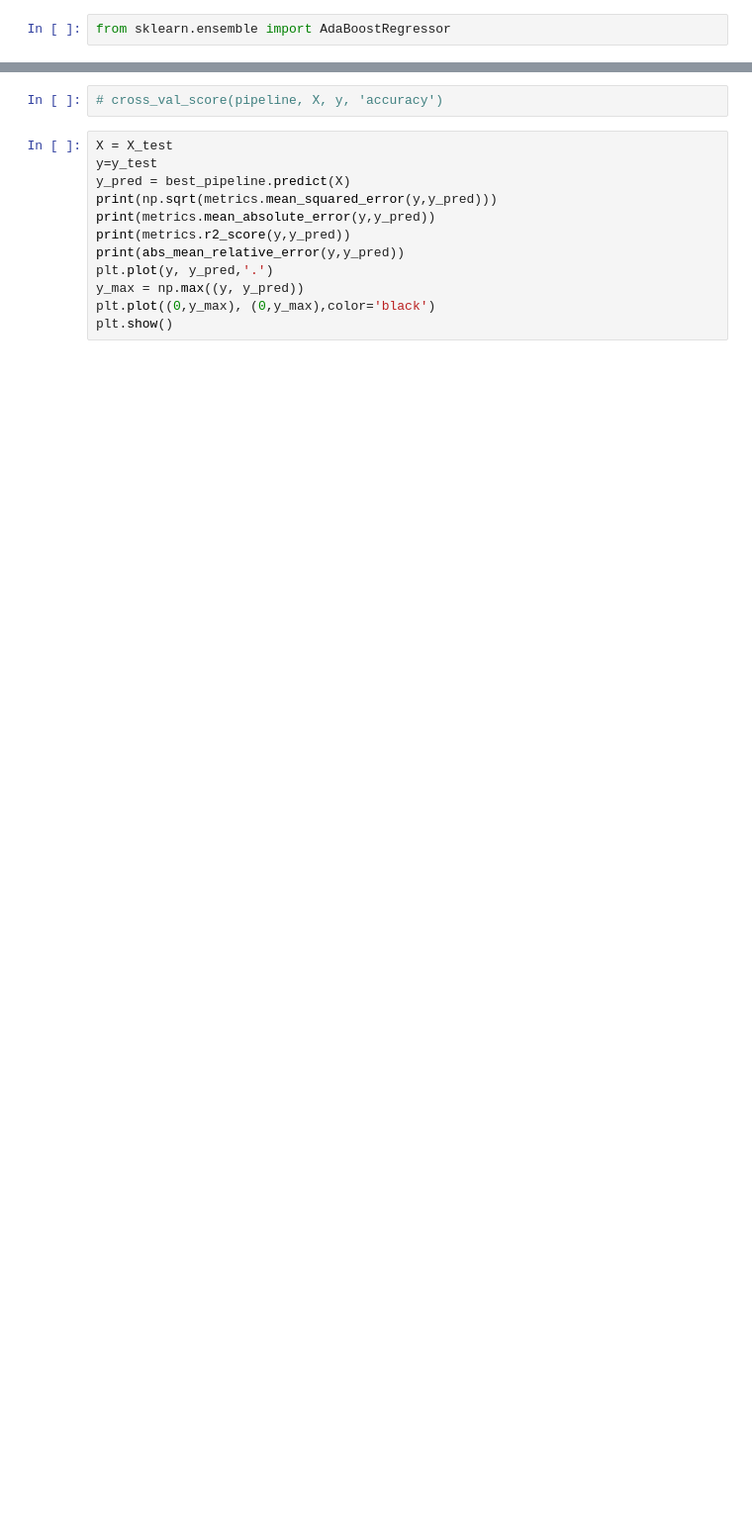
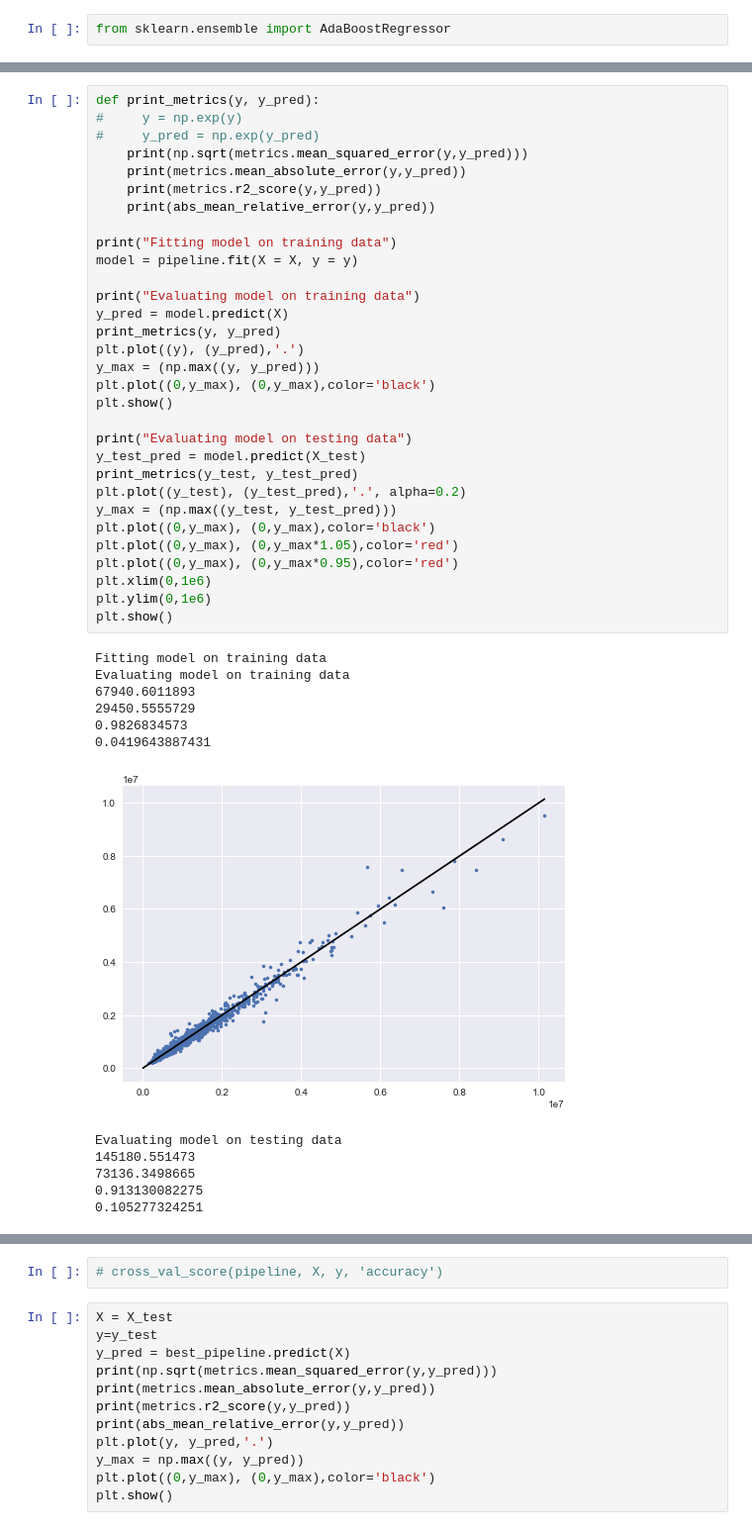
Before and after one commit to ideaian/housing_prices, a Jupyter notebook: improved_pipeline.ipynb, the cells around one changed output, grey strips where cells are left out. Shown at 99% size. Drawn from its saved outputs; the diff is of its cells as text; blank space fills up the shorter version.

```diff
--- a/improved_pipeline.ipynb
+++ b/improved_pipeline.ipynb
@@ -77,0 +75,44 @@ Evaluating model on testing data
+# %%
+def print_metrics(y, y_pred):
+#     y = np.exp(y)
+#     y_pred = np.exp(y_pred)
+    print(np.sqrt(metrics.mean_squared_error(y,y_pred)))
+    print(metrics.mean_absolute_error(y,y_pred))
+    print(metrics.r2_score(y,y_pred))
+    print(abs_mean_relative_error(y,y_pred))
+
+print("Fitting model on training data")
+model = pipeline.fit(X = X, y = y)
+
+print("Evaluating model on training data")
+y_pred = model.predict(X)
+print_metrics(y, y_pred)
+plt.plot((y), (y_pred),'.')
+y_max = (np.max((y, y_pred)))
+plt.plot((0,y_max), (0,y_max),color='black')
+plt.show()
+
+print("Evaluating model on testing data")
+y_test_pred = model.predict(X_test)
+print_metrics(y_test, y_test_pred)
+plt.plot((y_test), (y_test_pred),'.', alpha=0.2)
+y_max = (np.max((y_test, y_test_pred)))
+plt.plot((0,y_max), (0,y_max),color='black')
+plt.plot((0,y_max), (0,y_max*1.05),color='red')
+plt.plot((0,y_max), (0,y_max*0.95),color='red')
+plt.xlim(0,1e6)
+plt.ylim(0,1e6)
+plt.show()
+# %% [output]
+Fitting model on training data
+Evaluating model on training data
+67940.6011893
+29450.5555729
+0.9826834573
+0.0419643887431
+[figure, added]
+Evaluating model on testing data
+145180.551473
+73136.3498665
+0.913130082275
+0.105277324251
```
Also changed, not shown: parts of 12 cells of this notebook, 2 other files.
